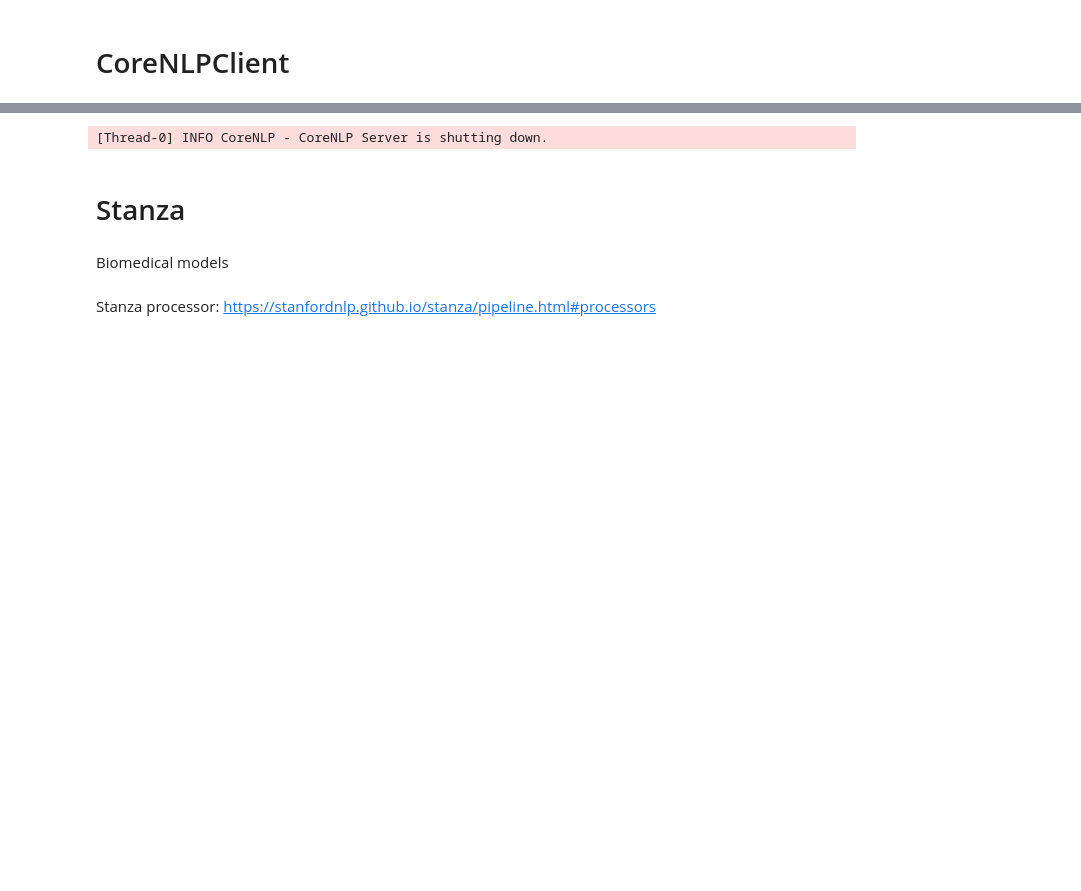
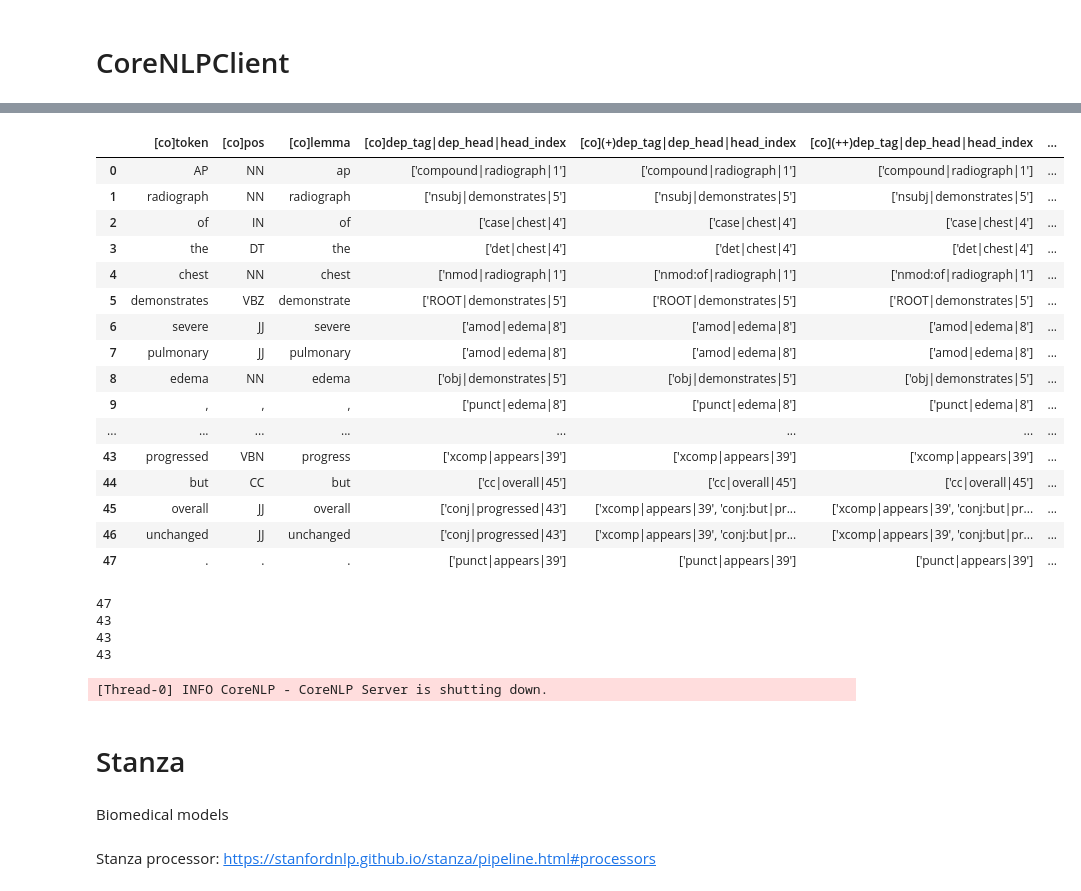
Before and after one commit to yxliao95/structured_reporting, a Jupyter notebook: notebook/2_IE_CoreNLP_test.ipynb, the cells around one changed output, grey strips where cells are left out. Cells and saved outputs as stored; diff of their text form; code cells hidden in the pictures; blank space fills up the shorter version.

```diff
--- a/notebook/2_IE_CoreNLP_test.ipynb
+++ b/notebook/2_IE_CoreNLP_test.ipynb
@@ -163,3 +307,33 @@ AP chest reviewed in the absence of prior chest radiographs, at 9:20 a.m., a fol
+# %%
+df_concat = pd.concat([df_corenlp,df_corenlp_coref],axis=1)
+df_concat
+# %% [output]
+|  | [co]token | [co]pos | [co]lemma | [co]dep_tag|dep_head|head_index | [co](+)dep_tag|dep_head|head_index | [co](++)dep_tag|dep_head|head_index | ... |
+| 0 | AP | NN | ap | ['compound|radiograph|1'] | ['compound|radiograph|1'] | ['compound|radiograph|1'] | ... |
+| 1 | radiograph | NN | radiograph | ['nsubj|demonstrates|5'] | ['nsubj|demonstrates|5'] | ['nsubj|demonstrates|5'] | ... |
+| 2 | of | IN | of | ['case|chest|4'] | ['case|chest|4'] | ['case|chest|4'] | ... |
+| 3 | the | DT | the | ['det|chest|4'] | ['det|chest|4'] | ['det|chest|4'] | ... |
+| 4 | chest | NN | chest | ['nmod|radiograph|1'] | ['nmod:of|radiograph|1'] | ['nmod:of|radiograph|1'] | ... |
+| 5 | demonstrates | VBZ | demonstrate | ['ROOT|demonstrates|5'] | ['ROOT|demonstrates|5'] | ['ROOT|demonstrates|5'] | ... |
+| 6 | severe | JJ | severe | ['amod|edema|8'] | ['amod|edema|8'] | ['amod|edema|8'] | ... |
+| 7 | pulmonary | JJ | pulmonary | ['amod|edema|8'] | ['amod|edema|8'] | ['amod|edema|8'] | ... |
+| 8 | edema | NN | edema | ['obj|demonstrates|5'] | ['obj|demonstrates|5'] | ['obj|demonstrates|5'] | ... |
+| 9 | , | , | , | ['punct|edema|8'] | ['punct|edema|8'] | ['punct|edema|8'] | ... |
+| ... | ... | ... | ... | ... | ... | ... | ... |
+| 43 | progressed | VBN | progress | ['xcomp|appears|39'] | ['xcomp|appears|39'] | ['xcomp|appears|39'] | ... |
+| 44 | but | CC | but | ['cc|overall|45'] | ['cc|overall|45'] | ['cc|overall|45'] | ... |
+| 45 | overall | JJ | overall | ['conj|progressed|43'] | ['xcomp|appears|39', 'conj:but|pr... | ['xcomp|appears|39', 'conj:but|pr... | ... |
+| 46 | unchanged | JJ | unchanged | ['conj|progressed|43'] | ['xcomp|appears|39', 'conj:but|pr... | ['xcomp|appears|39', 'conj:but|pr... | ... |
+| 47 | . | . | . | ['punct|appears|39'] | ['punct|appears|39'] | ['punct|appears|39'] | ... |
+# %%
+print(len(df_base.index))
+print(len(df_corenlp.index))
+print(len(df_concat.index))
+# %% [output]
+47
+43
+43
+43
 # %%
 client.stop()
 # %% [output]
```
Also changed, not shown: parts of 21 cells of this notebook, 20 other files.
